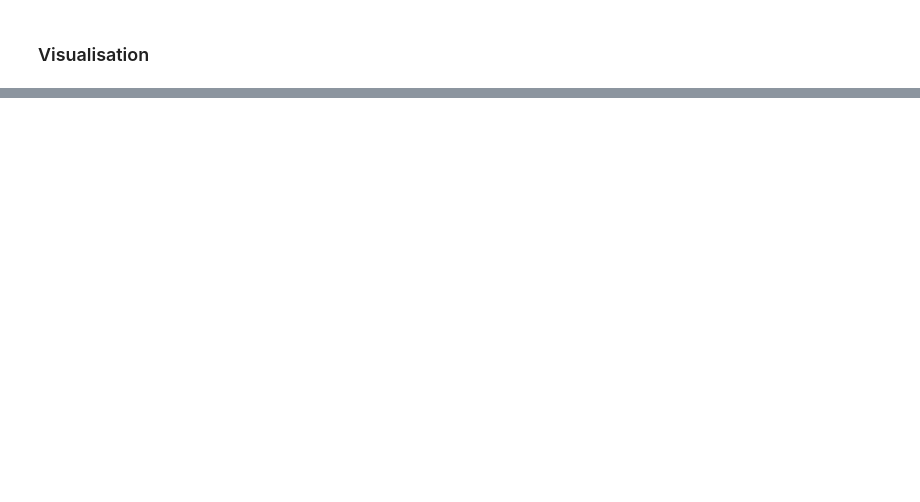
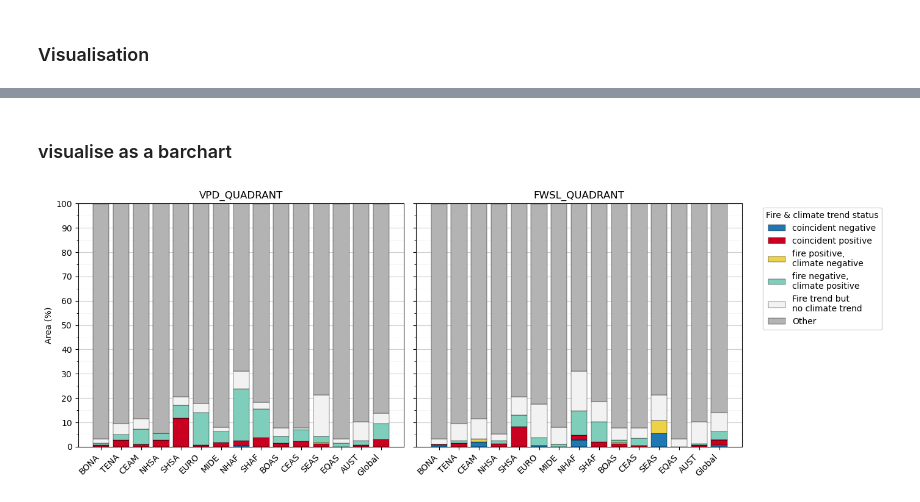
Before and after one commit to mdj4/avhrr-fire, a Jupyter notebook: src/05_data_analysis/01_mapped_analyses.ipynb, the cells around one changed output, grey strips where cells are left out. Drawn from its saved outputs; the diff is of its cells as text; code cells hidden in the pictures; blank space fills up the shorter version.

```diff
--- a/src/05_data_analysis/01_mapped_analyses.ipynb
+++ b/src/05_data_analysis/01_mapped_analyses.ipynb
@@ -964,7 +965,7 @@ ax.scatter(y= y - 0,x= x + 0,marker='s',s=6, edgecolor='k', #s=12
 # %% [markdown]
 make a 2 degree common mask based on intersection of fire weather dataset & GFED regions (2deg)
 # %%
-mask_common = efwsl2[0].copy()
-mask_common[~np.isnan(mask_common)] = 1
-mask_common[np.isnan(gfed_2deg)] = np.nan
+mask_common90 = efwsl2[0].copy()
+mask_common90[~np.isnan(mask_common90)] = 1
+mask_common90[np.isnan(gfed_2deg)] = np.nan
 # %%
@@ -989,7 +991,7 @@ ax.scatter(y= y - 0,x= x + 0,marker='s',s=6, edgecolor='k', #s=12
 * trim to 60N-60S
 * apply common mask to make sure comparing apples to apples
 # %%
-mask_common = mask_common[15:-15,:]
+mask_common = mask_common90[15:-15,:]
 lon1d_masked = lon1d.copy()  # no change
 lat1d_masked = lat1d[15:-15]
 area_masked = area[15:-15,:] * mask_common * 0.000001 #m^2 -> km^2 for ease
@@ -997,6 +999,9 @@ gfed_masked = gfed_2deg[15:-15,:] * mask_common
 avhrr_trends_masked = av_t_masked[15:-15,:] * mask_common
 vpd_trends_masked = vpd_tau_masked[15:-15,:] * mask_common
 efwsl_trends_masked = efwsl_tau_masked[15:-15,:] * mask_common
+###
+vpd_quadrant_masked = vpd_quadrant[15:-15,:] * mask_common
+fwsl_quadrant_masked = fwsl_quadrant[15:-15,:] * mask_common
 
 # the vdp/fw arrays have non-sig grid cells set to zero - convert to NaN for this analysis
 vpd_trends_masked[vpd_trends_masked==0] = np.NaN
@@ -1154,12 +1163,21 @@ def region_signed_area_dataframe(regions, trends_dict, cell_area):
 trends_dict = {"fire": avhrr_trends_masked,
                "vpd": vpd_trends_masked,
                "fwsl": efwsl_trends_masked}
+
 df_results = region_signed_area_dataframe(gfed_masked, trends_dict, area_masked)
 
+print(f'total global area: {np.sum(df_results.total_area) / len(trends_dict)}')
 
+# calculate and add global statistics
+global_land_mask = mask_common * 15
+df_results_global = region_signed_area_dataframe(global_land_mask, trends_dict, area_masked)
+df_results = pd.concat([df_results, df_results_global])
+
+# convert area units: km^2 to Mkn^2
 for col in ["total_area", "positive_area", "negative_area", "no_trend_area"]:
     df_results[col] = (df_results[col] / 1e6).round(2)
 
+#rename some columns
 df_results = df_results.rename(columns={
     "total_area": "total_area_Mkm2",
     "positive_area": "positive_area_Mkm2",
@@ -1181,8 +1199,10 @@ region_names = {
     11: "CEAS",
     12: "SEAS",
     13: "EQAS",
-    14: "AUST"
+    14: "AUST",
+    15: "Global"
 }
+
 df_results["region_name"] = df_results["region"].map(region_names)
 
 df_results.to_csv(str(dir_out_figures / "trend_area_summary.csv"), index=False)
@@ -1248,0 +1403,20 @@ plt.show()
+# %% [markdown]
+### visualise as a barchart
+# %%
+### colour map
+# Convert to 0–1
+colors = np.array(discrete_cmap_list) / 255.0
+colors[4] = [0.95, 0.95, 0.95] #modify the white for visual clarity
+
+# Add "no data" colour (grey)
+no_data_color = np.array([0.7, 0.7, 0.7])
+# Final colour list (ensure consistent ordering!)
+class_colors = list(colors) + [no_data_color]
+
+#temporary labels.. fix later
+class_labels = [1, 2, 3, 4, 5, "no_data"]
+class_names = ["coincident negative", "coincident positive",
+               "fire positive,\nclimate negative ",
+               "fire negative,\nclimate positive",
+               "Fire trend but\nno climate trend",
+               "Other"]
@@ -1248,0 +1503,4 @@ plt.show()
+# %%
+plot_stacked_classes(df_results_quad)
+# %% [output]
+[figure, added]
```
Also changed, not shown: parts of 19 cells of this notebook.
